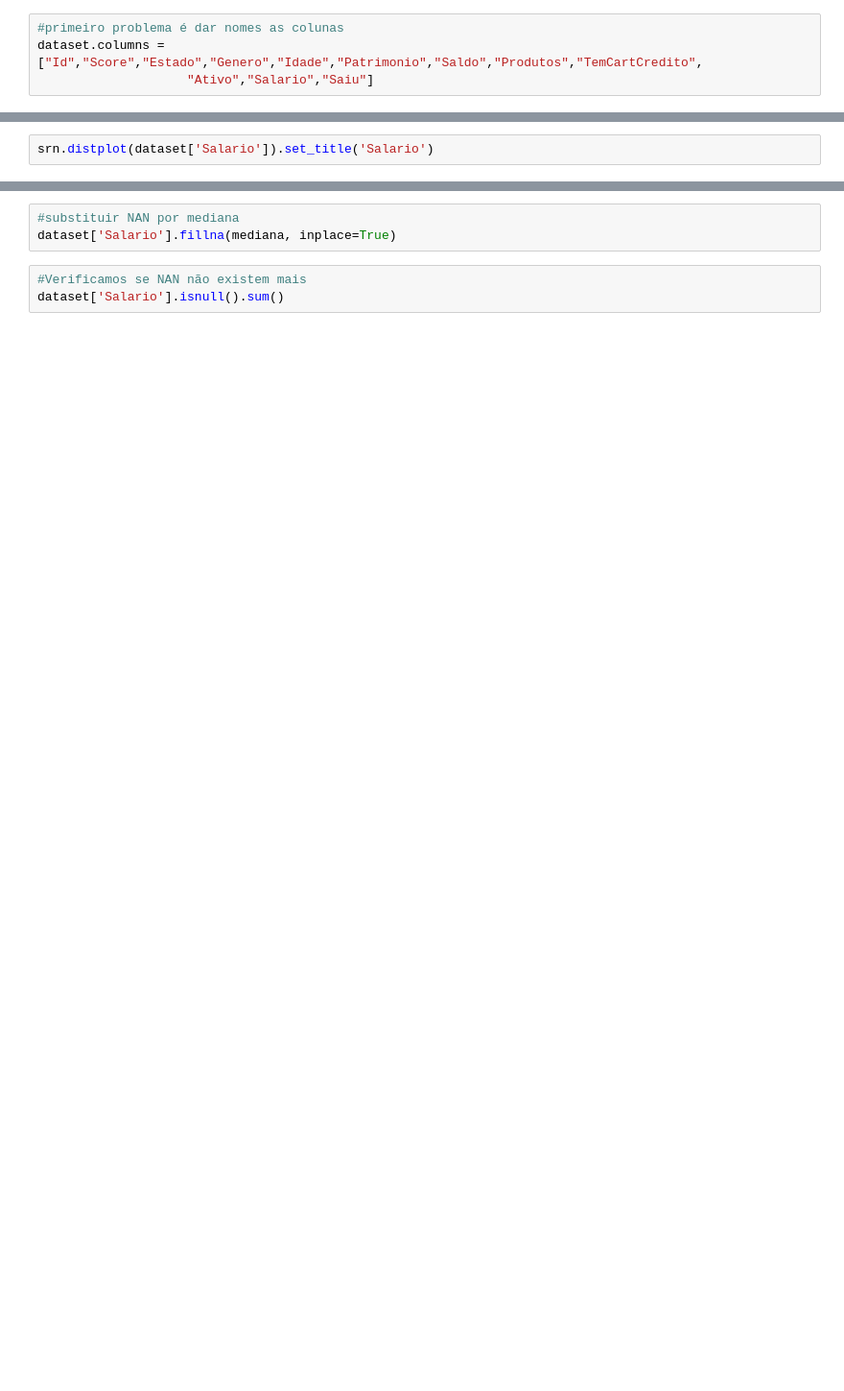
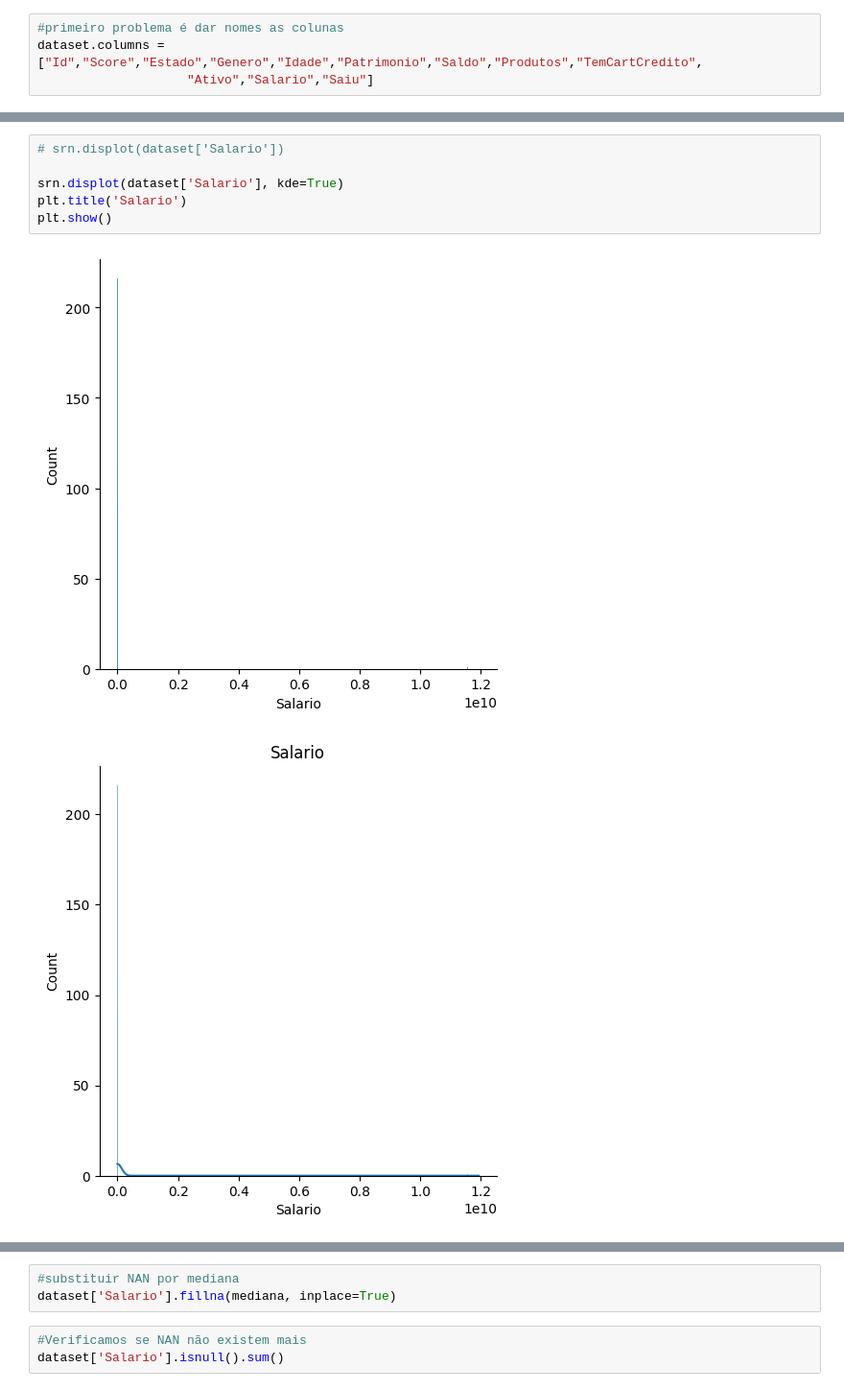
Before and after one commit to rodri-oliveira/formacao-cientista-dados, a Jupyter notebook: 10.Prática em Python/scripts/1.limpezatratamento.ipynb, the cells around one changed output, grey strips where cells are left out. Shown: that part at 96% size. Drawn from its saved outputs; the diff is of its cells as text; blank space fills up the shorter version.

```diff
--- a/10.Prática em Python/scripts/1.limpezatratamento.ipynb
+++ b/10.Prática em Python/scripts/1.limpezatratamento.ipynb
@@ -65,5 +173,12 @@ srn.boxplot(dataset['Salario']).set_title('Salario')
-# %%
-srn.distplot(dataset['Salario']).set_title('Salario')
+# %%
+# srn.displot(dataset['Salario'])
+
+srn.displot(dataset['Salario'], kde=True)
+plt.title('Salario')
+plt.show()
+# %% [output]
+[figure, added]
+[figure, added]
 # %%
 #contamos valores NAN
 #genero e salário
```
Also changed, not shown: parts of 43 cells of this notebook, 2 other files.
